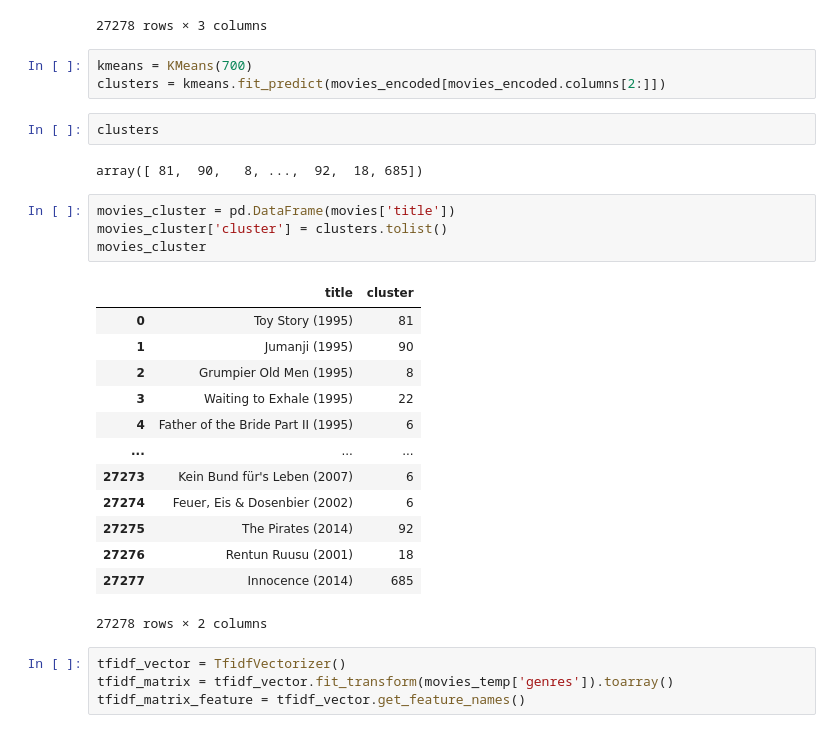
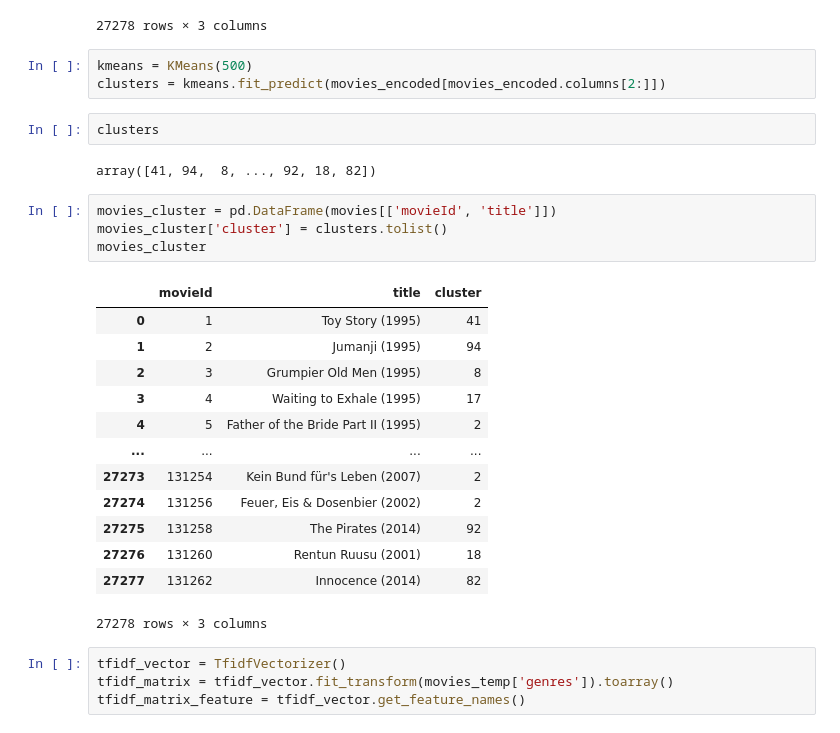
Before and after one commit to sbscsue/22_MachineLearning_Class_Project, a Jupyter notebook: clustering-content based filtering.ipynb, the cells around one changed output. Drawn from its saved outputs; the diff is of its cells as text.

```diff
--- a/clustering-content based filtering.ipynb
+++ b/clustering-content based filtering.ipynb
@@ -360,30 +360,30 @@ movies
 | 27277 | 131262 | Innocence (2014) | Adventure|Fantasy|Horror |
 27278 rows × 3 columns
 # %%
-kmeans = KMeans(700)
+kmeans = KMeans(500)
 clusters = kmeans.fit_predict(movies_encoded[movies_encoded.columns[2:]])
 # %%
 clusters
 # %% [output]
-array([ 81,  90,   8, ...,  92,  18, 685])
+array([41, 94,  8, ..., 92, 18, 82])
 # %%
-movies_cluster = pd.DataFrame(movies['title'])
+movies_cluster = pd.DataFrame(movies[['movieId', 'title']])
 movies_cluster['cluster'] = clusters.tolist()
 movies_cluster
 # %% [output]
-|  | title | cluster |
-| 0 | Toy Story (1995) | 81 |
-| 1 | Jumanji (1995) | 90 |
-| 2 | Grumpier Old Men (1995) | 8 |
-| 3 | Waiting to Exhale (1995) | 22 |
-| 4 | Father of the Bride Part II (1995) | 6 |
-| ... | ... | ... |
-| 27273 | Kein Bund für's Leben (2007) | 6 |
-| 27274 | Feuer, Eis & Dosenbier (2002) | 6 |
-| 27275 | The Pirates (2014) | 92 |
-| 27276 | Rentun Ruusu (2001) | 18 |
-| 27277 | Innocence (2014) | 685 |
+|  | movieId | title | cluster |
+| 0 | 1 | Toy Story (1995) | 41 |
+| 1 | 2 | Jumanji (1995) | 94 |
+| 2 | 3 | Grumpier Old Men (1995) | 8 |
+| 3 | 4 | Waiting to Exhale (1995) | 17 |
+| 4 | 5 | Father of the Bride Part II (1995) | 2 |
+| ... | ... | ... | ... |
+| 27273 | 131254 | Kein Bund für's Leben (2007) | 2 |
+| 27274 | 131256 | Feuer, Eis & Dosenbier (2002) | 2 |
+| 27275 | 131258 | The Pirates (2014) | 92 |
+| 27276 | 131260 | Rentun Ruusu (2001) | 18 |
+| 27277 | 131262 | Innocence (2014) | 82 |
-27278 rows × 2 columns
+27278 rows × 3 columns
 # %%
 tfidf_vector = TfidfVectorizer()
 tfidf_matrix = tfidf_vector.fit_transform(movies_temp['genres']).toarray()
```
Also changed, not shown: parts of 11 cells of this notebook.
